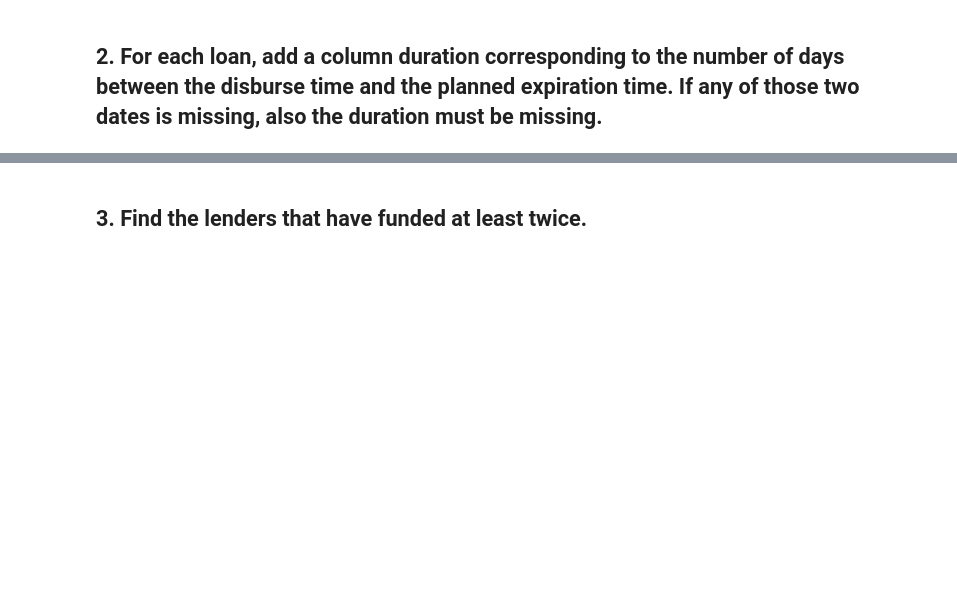
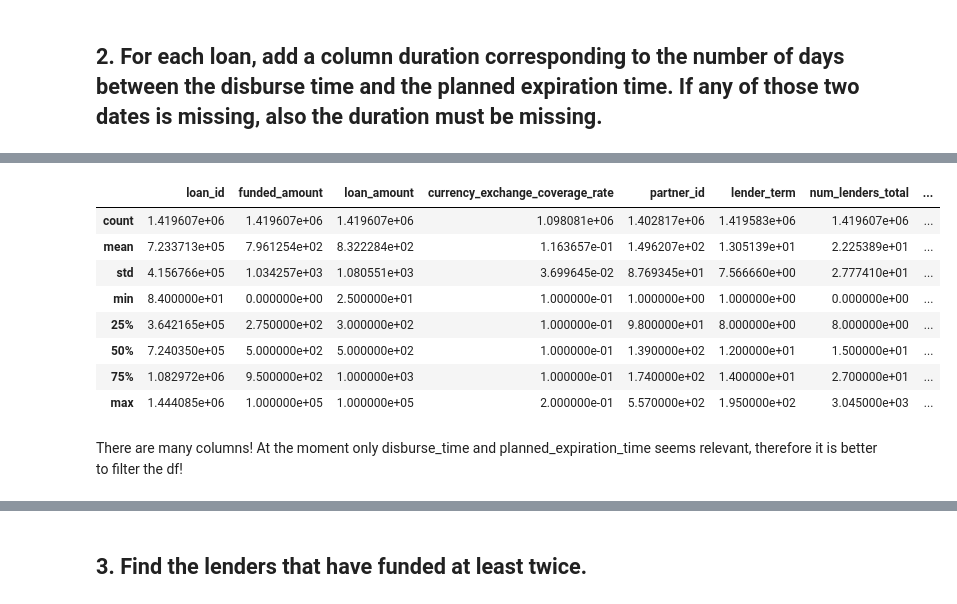
Before and after one commit to hechmik/foundations_of_cs, a Jupyter notebook: Project.ipynb, the cells around one changed output, grey strips where cells are left out. Saved outputs shown, nothing was run; the diff lists cells and outputs as text; code cells hidden in the pictures; blank space fills up the shorter version.

```diff
--- a/Project.ipynb
+++ b/Project.ipynb
@@ -87,3 +87,5 @@ loans_lenders_df.shape
 (28293931, 2)
 # %% [markdown]
 ## 2. For each loan, add a column duration corresponding to the number of days between the disburse time and the planned expiration time. If any of those two dates is missing, also the duration must be missing.
+# %%
+loans_df = pd.read_csv("additional-kiva-snapshot/loans.csv")
@@ -89,0 +125,14 @@ loans_lenders_df.shape
+# %%
+loans_df.describe()
+# %% [output]
+|  | loan_id | funded_amount | loan_amount | currency_exchange_coverage_rate | partner_id | lender_term | num_lenders_total | ... |
+| count | 1.419607e+06 | 1.419607e+06 | 1.419607e+06 | 1.098081e+06 | 1.402817e+06 | 1.419583e+06 | 1.419607e+06 | ... |
+| mean | 7.233713e+05 | 7.961254e+02 | 8.322284e+02 | 1.163657e-01 | 1.496207e+02 | 1.305139e+01 | 2.225389e+01 | ... |
+| std | 4.156766e+05 | 1.034257e+03 | 1.080551e+03 | 3.699645e-02 | 8.769345e+01 | 7.566660e+00 | 2.777410e+01 | ... |
+| min | 8.400000e+01 | 0.000000e+00 | 2.500000e+01 | 1.000000e-01 | 1.000000e+00 | 1.000000e+00 | 0.000000e+00 | ... |
+| 25% | 3.642165e+05 | 2.750000e+02 | 3.000000e+02 | 1.000000e-01 | 9.800000e+01 | 8.000000e+00 | 8.000000e+00 | ... |
+| 50% | 7.240350e+05 | 5.000000e+02 | 5.000000e+02 | 1.000000e-01 | 1.390000e+02 | 1.200000e+01 | 1.500000e+01 | ... |
+| 75% | 1.082972e+06 | 9.500000e+02 | 1.000000e+03 | 1.000000e-01 | 1.740000e+02 | 1.400000e+01 | 2.700000e+01 | ... |
+| max | 1.444085e+06 | 1.000000e+05 | 1.000000e+05 | 2.000000e-01 | 5.570000e+02 | 1.950000e+02 | 3.045000e+03 | ... |
+# %% [markdown]
+There are many columns! At the moment only disburse_time and planned_expiration_time seems relevant, therefore it is better to filter the df!
```
Also changed, not shown: parts of 21 cells of this notebook.
